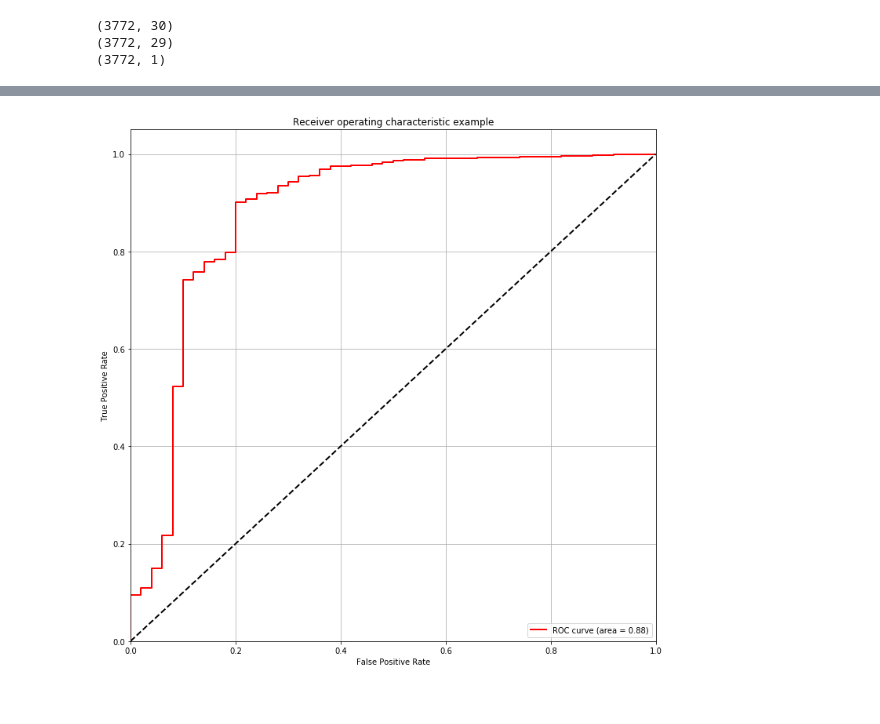
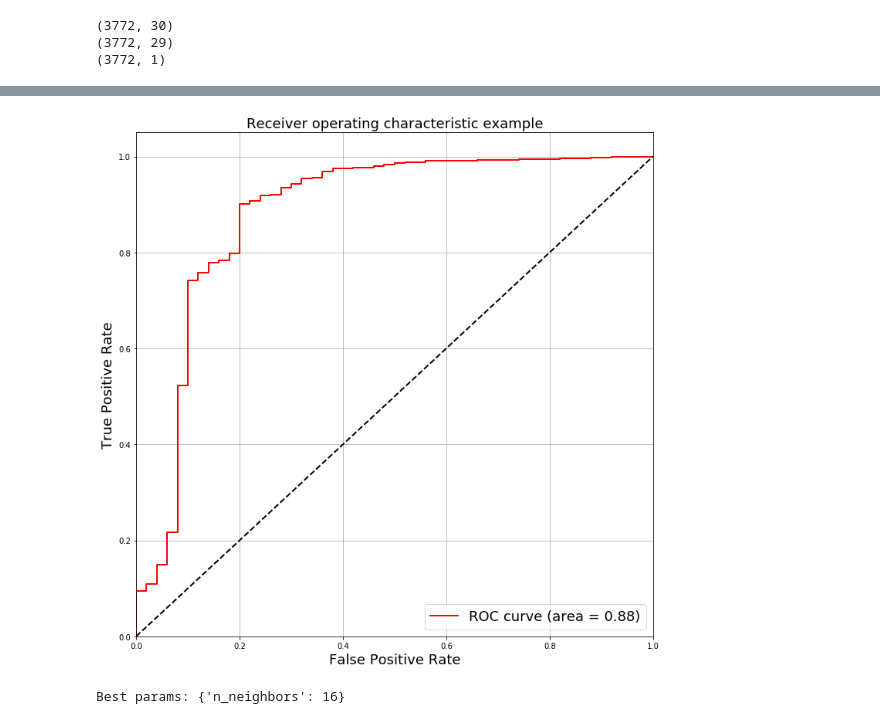
Before and after one commit to anuprulez/machine_learning_101, a Jupyter notebook: classification_scikit_learn.ipynb, the cells around one changed output, grey strips where cells are left out. Cells and saved outputs as stored; diff of their text form; code cells hidden in the pictures.

```diff
--- a/classification_scikit_learn.ipynb
+++ b/classification_scikit_learn.ipynb
@@ -83,34 +100,68 @@ n_classes = data_target_test_binary.shape[1]
 # %%
+# https://scikit-learn.org/stable/modules/model_evaluation.html#roc-metrics
 from sklearn.metrics import roc_curve, auc
 import matplotlib.pyplot as plt
 
-# https://scikit-learn.org/stable/modules/model_evaluation.html#roc-metrics
+f_size = 18
+
 # plot area under curve
 def auc_plot(binarized_labels, probabilistic_pred):
     fpr = dict()
     tpr = dict()
     roc_auc = dict()
     for i in range(n_classes):
         fpr[i], tpr[i], _ = roc_curve(binarized_labels[:, i], probabilistic_pred[:, i])
         roc_auc[i] = auc(fpr[i], tpr[i])
 
     # Compute micro-average ROC curve and ROC area
     fpr["micro"], tpr["micro"], _ = roc_curve(binarized_labels.ravel(), probabilistic_pred.ravel())
     roc_auc["micro"] = auc(fpr["micro"], tpr["micro"])
 
     plt.figure(figsize=(12,12))
     lw = 2
     plt.plot(fpr[2], tpr[2], color='red', lw=lw, label='ROC curve (area = %0.2f)' % roc_auc[2])
     plt.plot([0, 1], [0, 1], color='black', lw=lw, linestyle='--')
     plt.xlim([0.0, 1.0])
     plt.ylim([0.0, 1.05])
-    plt.xlabel('False Positive Rate')
-    plt.ylabel('True Positive Rate')
-    plt.title('Receiver operating characteristic example')
-    plt.legend(loc="lower right")
+    plt.xlabel('False Positive Rate', fontsize=f_size)
+    plt.ylabel('True Positive Rate', fontsize=f_size)
+    plt.title('Receiver operating characteristic example', fontsize=f_size)
+    plt.legend(loc="lower right", fontsize=f_size)
     plt.grid(True)
     plt.show()
 
 auc_plot(data_target_test_binary, proba_prediction)
 # %% [output]
-[figure, old version]
+[figure, new version]
+# %%
+# Hyperparameter optimisation
+# https://github.com/hyperopt/hyperopt/wiki/FMin
+
+from hyperopt import fmin, tpe, hp, STATUS_OK, Trials
+from sklearn.neighbors import KNeighborsClassifier
+
+
+# configuration evaluation
+def knn_model(params):
+    model = KNeighborsClassifier(**params)
+    trained_model = model.fit(data_features_train, data_target_train)
+    prediction = trained_model.predict(data_features_test)
+    l_data_target_test = data_target_test['target'].values.tolist()
+    accuracy = len([x for x, y in zip(l_data_target_test, prediction) if x == y]) / float(len(prediction))
+    return {'loss': -accuracy, 'status': STATUS_OK}
+
+# max number of configuration evaluation
+n_max_evaluation = 100
+
+trials = Trials()
+
+# configuration search space
+search_space = {
+    'n_neighbors': hp.choice('n_neighbors', range(1, 50))
+}
+
+# minimize the error/ maximize the accuracy
+best_params = fmin(knn_model, search_space, algo=tpe.suggest, max_evals=n_max_evaluation, trials=trials)
+print("Best params: %s" % best_params)
+# %% [output]
+Best params: {'n_neighbors': 16}
```
Also changed, not shown: parts of 11 cells of this notebook.
